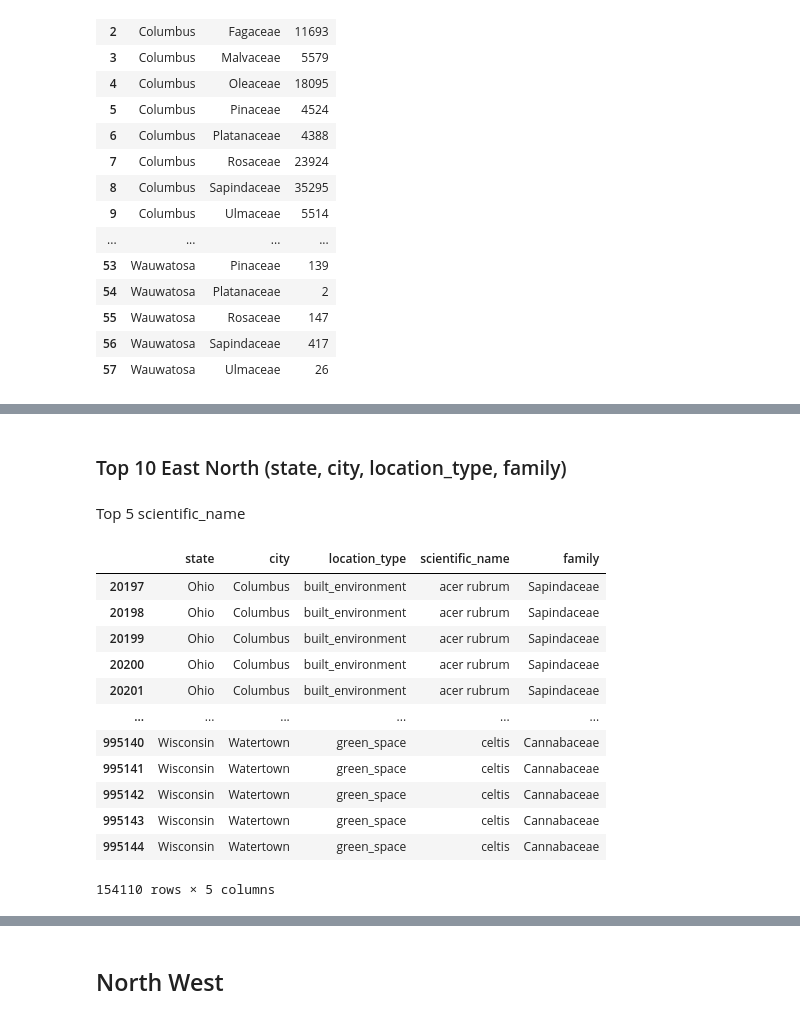
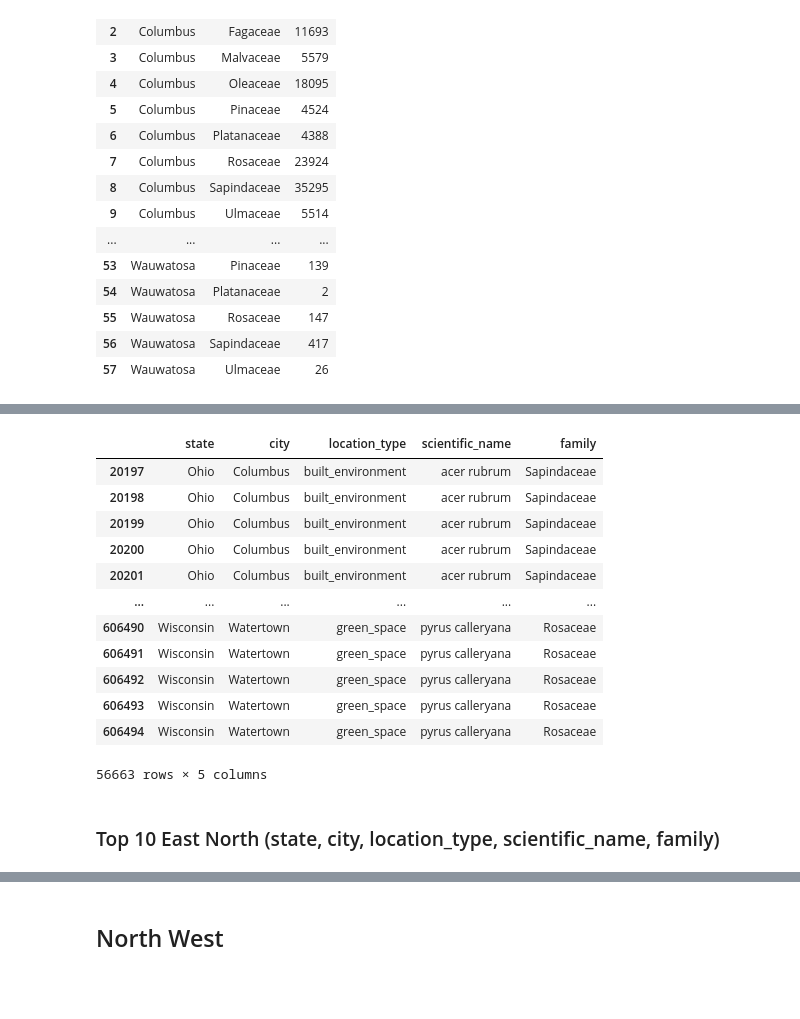
Before and after one commit to GiuliaBenvenuto/Data_Visualization, a Jupyter notebook: public/Assignment_2/Assignment2_5MTreeDataset.ipynb, the cells around one changed output, grey strips where cells are left out. Saved outputs shown, nothing was run; the diff lists cells and outputs as text; code cells hidden in the pictures; blank space fills up the shorter version.

```diff
--- a/public/Assignment_2/Assignment2_5MTreeDataset.ipynb
+++ b/public/Assignment_2/Assignment2_5MTreeDataset.ipynb
@@ -336,0 +368,8 @@ Top10_EN_st_ct_fm.to_csv("Top10_North_East_2.csv", index=False)
+# %%
+East_North_list_loc=pd.DataFrame()
+for c in location_type_family['city'].unique():
+  location_type_family2=location_type_family[location_type_family['city'] == c]
+  #print(location_type_family2)
+  location_type_family2=location_type_family2.sort_values(by="value", ascending=False)[:2]
+  East_North_list_loc = pd.concat([East_North_list_loc, location_type_family2])
+print(East_North_list_loc)
@@ -336,0 +394,4 @@ Top10_EN_st_ct_fm.to_csv("Top10_North_East_2.csv", index=False)
+# %%
+list_lt=list(East_North_list_loc['location_type'])
+Top10_Family_East_North = Top10_Family_East_North.loc[Top10_Family_East_North['location_type'].isin(list_lt)]
+Top10_Family_East_North
@@ -336,0 +414,3 @@ Top10_EN_st_ct_fm.to_csv("Top10_North_East_2.csv", index=False)
+# %%
+loc_scie_family=pd.DataFrame(East_North.groupby(by=["location_type", "scientific_name"])['scientific_name'].count().reset_index(name="value"))
+loc_scie_family
@@ -336,0 +431,8 @@ Top10_EN_st_ct_fm.to_csv("Top10_North_East_2.csv", index=False)
+# %%
+East_North_list_loc=pd.DataFrame()
+for l in loc_scie_family['location_type'].unique():
+  loc_scie_family2=loc_scie_family[loc_scie_family['location_type'] == l]
+  #print(location_type_family2)
+  loc_scie_family2=loc_scie_family2.sort_values(by="value", ascending=False)[:5]
+  East_North_list_loc = pd.concat([East_North_list_loc, loc_scie_family2])
+print(East_North_list_loc)
@@ -337,4 +451,20 @@ Top10_EN_st_ct_fm.to_csv("Top10_North_East_2.csv", index=False)
+# %%
+list_lt=list(East_North_list_loc['scientific_name'])
+Top10_Family_East_North = Top10_Family_East_North.loc[Top10_Family_East_North['scientific_name'].isin(list_lt)]
+Top10_Family_East_North
+# %% [output]
+|  | state | city | location_type | scientific_name | family |
+| 20197 | Ohio | Columbus | built_environment | acer rubrum | Sapindaceae |
+| 20198 | Ohio | Columbus | built_environment | acer rubrum | Sapindaceae |
+| 20199 | Ohio | Columbus | built_environment | acer rubrum | Sapindaceae |
+| 20200 | Ohio | Columbus | built_environment | acer rubrum | Sapindaceae |
+| 20201 | Ohio | Columbus | built_environment | acer rubrum | Sapindaceae |
+| ... | ... | ... | ... | ... | ... |
+| 606490 | Wisconsin | Watertown | green_space | pyrus calleryana | Rosaceae |
+| 606491 | Wisconsin | Watertown | green_space | pyrus calleryana | Rosaceae |
+| 606492 | Wisconsin | Watertown | green_space | pyrus calleryana | Rosaceae |
+| 606493 | Wisconsin | Watertown | green_space | pyrus calleryana | Rosaceae |
+| 606494 | Wisconsin | Watertown | green_space | pyrus calleryana | Rosaceae |
+56663 rows × 5 columns
 # %% [markdown]
-### Top 10 East North (state, city, location_type, family)
+### Top 10 East North (state, city, location_type, scientific_name, family)
-# %% [markdown]
-Top 5 scientific_name
@@ -346,17 +470,0 @@ list_f=list(state_city_value2['location_type'])
-# %%
-Top10_Family_East_North = East_North.loc[East_North['location_type'].isin(list_f)]
-Top10_Family_East_North
-# %% [output]
-|  | state | city | location_type | scientific_name | family |
-| 20197 | Ohio | Columbus | built_environment | acer rubrum | Sapindaceae |
-| 20198 | Ohio | Columbus | built_environment | acer rubrum | Sapindaceae |
-| 20199 | Ohio | Columbus | built_environment | acer rubrum | Sapindaceae |
-| 20200 | Ohio | Columbus | built_environment | acer rubrum | Sapindaceae |
-| 20201 | Ohio | Columbus | built_environment | acer rubrum | Sapindaceae |
-| ... | ... | ... | ... | ... | ... |
-| 995140 | Wisconsin | Watertown | green_space | celtis | Cannabaceae |
-| 995141 | Wisconsin | Watertown | green_space | celtis | Cannabaceae |
-| 995142 | Wisconsin | Watertown | green_space | celtis | Cannabaceae |
-| 995143 | Wisconsin | Watertown | green_space | celtis | Cannabaceae |
-| 995144 | Wisconsin | Watertown | green_space | celtis | Cannabaceae |
-154110 rows × 5 columns
```
Also changed, not shown: parts of 136 cells of this notebook.
